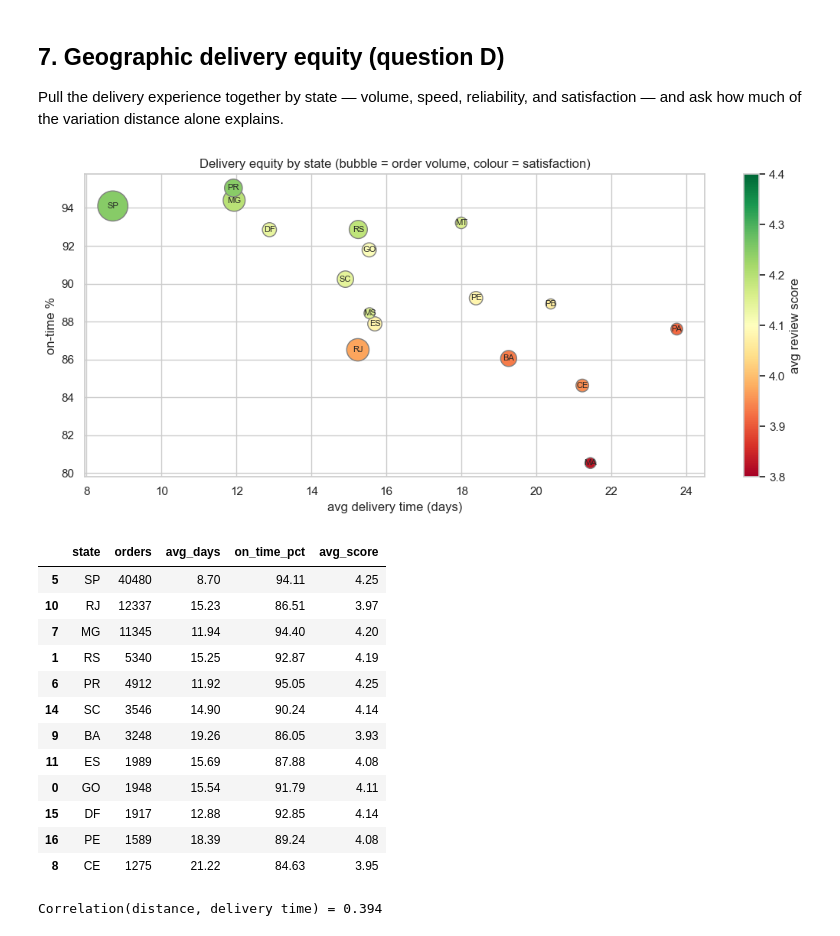
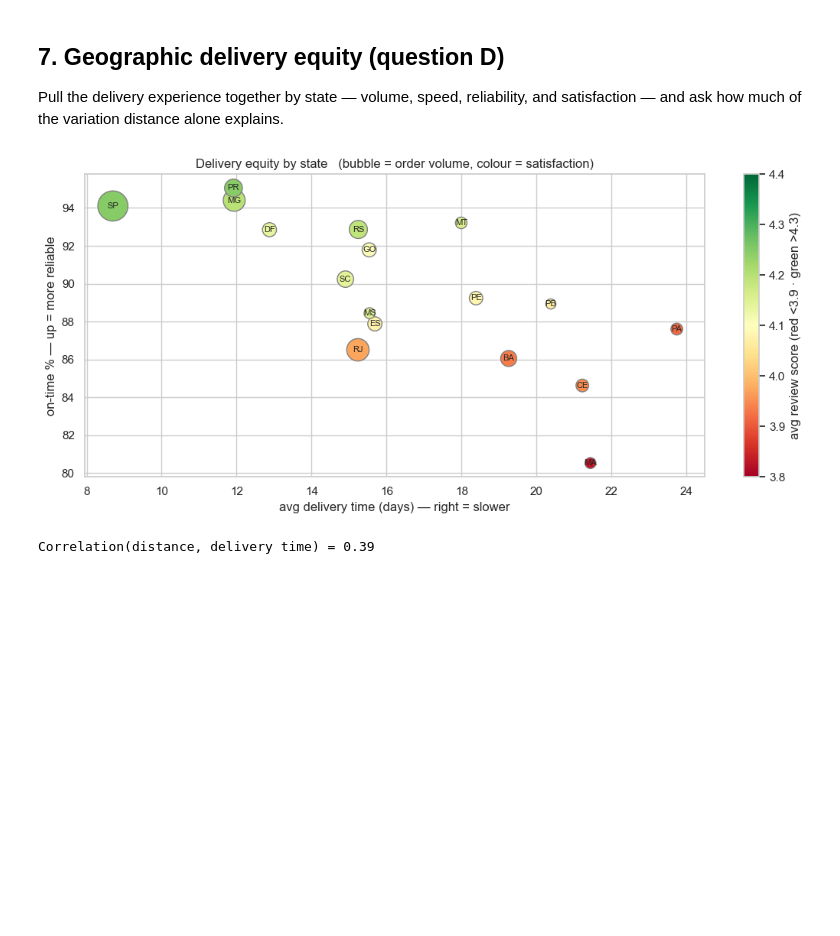
Before and after one commit to Darth0525/retail-platform-analytics, a Jupyter notebook: analysis/02_delivery_and_satisfaction.ipynb, the cells around one changed output. Saved outputs shown, nothing was run; the diff lists cells and outputs as text; code cells hidden in the pictures; blank space fills up the shorter version.

```diff
--- a/analysis/02_delivery_and_satisfaction.ipynb
+++ b/analysis/02_delivery_and_satisfaction.ipynb
@@ -98,25 +98,27 @@ great-circle distance between each order's seller(s) and its delivery address. W
 order-level dataframe** with everything we need (distance, weight, category, delivery metrics) and do
 all the analysis from it in pandas — one heavy query instead of many.
 # %%
+# One heavy query builds an order-level dataframe with distance, weight, category and delivery metrics —
+# everything the rest of the notebook needs, so we hit Snowflake once and slice it in pandas.
 orders = q('''
-    with zip as (
+    with zip as (  -- average lat/long per zip prefix (stg_geolocation has many points per zip)
         select zip_code_prefix, avg(latitude) as lat, avg(longitude) as lng
         from dev_staging.stg_geolocation group by 1
     ),
     order_seller as (select distinct order_id, seller_id from dev_marts.fct_order_items),
-    seller_pt as (
+    seller_pt as (  -- each order's seller location(s)
         select os.order_id, z.lat as slat, z.lng as slng
         from order_seller os
         join dev_marts.dim_sellers s on os.seller_id = s.seller_id
         join zip z on s.zip_code_prefix = z.zip_code_prefix
     ),
-    order_weight as (
+    order_weight as (  -- avg item weight + a representative category per order
         select oi.order_id, avg(p.weight_g) as weight_g, max(oi.category_name) as category_name
         from dev_marts.fct_order_items oi
         join dev_marts.dim_products p on oi.product_id = p.product_id
         group by 1
     ),
-    base as (
+    base as (  -- order facts + the customer (delivery) location; est_buffer_days = days early vs estimate
         select o.order_id, o.delivery_state, o.status, o.delivery_time_days,
                o.is_delivered_on_time, o.review_score,
                datediff('day', o.delivered_to_customer_at, o.estimated_delivery_date) as est_buffer_days,
@@ -124,6 +126,7 @@ orders = q('''
         from dev_marts.fct_orders o
         join zip zc on o.delivery_zip_code_prefix = zc.zip_code_prefix
     )
+    -- haversine (great-circle) km between seller and customer; averaged over sellers for multi-seller orders
     select b.order_id, b.delivery_state, b.status, b.delivery_time_days,
            b.is_delivered_on_time, b.review_score, b.est_buffer_days,
            w.weight_g, w.category_name,
@@ -137,7 +140,7 @@ orders = q('''
     group by 1, 2, 3, 4, 5, 6, 7, 8, 9
 ''')
 
-# Clean types and restrict to delivered orders with a review
+# Coerce numeric columns; keep delivered orders that have a computable distance.
 for c in ["delivery_time_days", "review_score", "est_buffer_days", "weight_g", "dist_km"]:
     orders[c] = pd.to_numeric(orders[c], errors="coerce")
 orders["on_time"] = orders["is_delivered_on_time"].astype("boolean")
@@ -239,0 +254,20 @@ orders late.** Lateness is the lever; distance is one cause of it.
+# %%
+# On-time orders only: does raw delivery speed (independent of lateness) still affect the score?
+ot = d.dropna(subset=["on_time", "review_score"]).copy()
+ot = ot[ot["on_time"].astype(bool)]          # keep on-time orders only
+ot["speed_bucket"] = pd.cut(ot["delivery_time_days"], [0, 7, 14, 21, np.inf],
+                            labels=["<7 days", "7-14", "14-21", "21+"])
+by_speed = ot.groupby("speed_bucket", observed=True)["review_score"].mean().reset_index()
+
+fig, ax = plt.subplots(figsize=(7, 4))
+sns.barplot(data=by_speed, x="speed_bucket", y="review_score", ax=ax, color="#4C72B0")
+ax.set_ylim(0, 5); ax.set_title("Avg review score by delivery speed — ON-TIME orders only")
+ax.set_xlabel("delivery time"); ax.set_ylabel("avg review score")
+for i, r in by_speed.iterrows():
+    ax.text(i, r["review_score"] + 0.1, f"{r['review_score']:.2f}", ha="center")
+plt.tight_layout(); plt.show()
+# Contrast: does the SIZE of the early-buffer matter as much as raw speed? (correlations, on-time only)
+print("on-time only — corr(delivery days, score):",
+      round(ot["delivery_time_days"].corr(ot["review_score"]), 3),
+      "| corr(days early, score):",
+      round(ot["est_buffer_days"].corr(ot["review_score"]), 3))
@@ -324,44 +372,30 @@ high-volume Southeast and under-serves the periphery.
 Pull the delivery experience together by state — volume, speed, reliability, and satisfaction — and
 ask how much of the variation distance alone explains.
 # %%
+# One row per state (>=500 delivered orders): volume, speed, reliability, satisfaction.
 state = q('''
     select delivery_state as state, count(*) as orders,
            avg(delivery_time_days) as avg_days,
            avg(iff(is_delivered_on_time, 1, 0)) * 100 as on_time_pct,
            avg(review_score) as avg_score
     from dev_marts.fct_orders
     where status = 'delivered' and delivery_time_days is not null and delivery_state is not null
     group by 1 having count(*) >= 500
 ''').sort_values("orders", ascending=False)
 
 fig, ax = plt.subplots(figsize=(11, 5))
+# x = delivery time, y = on-time %, bubble size = order volume, colour = avg review score.
 sc = ax.scatter(state["avg_days"], state["on_time_pct"],
                 s=np.sqrt(state["orders"]) * 4, c=state["avg_score"], cmap="RdYlGn", vmin=3.8, vmax=4.4,
                 edgecolor="grey")
 for _, r in state.iterrows():
     ax.annotate(r["state"], (r["avg_days"], r["on_time_pct"]), fontsize=8, ha="center", va="center")
-plt.colorbar(sc, label="avg review score")
-ax.set_xlabel("avg delivery time (days)"); ax.set_ylabel("on-time %")
-ax.set_title("Delivery equity by state (bubble = order volume, colour = satisfaction)")
+plt.colorbar(sc, label="avg review score (red <3.9 · green >4.3)")
+ax.set_xlabel("avg delivery time (days) — right = slower"); ax.set_ylabel("on-time % — up = more reliable")
+ax.set_title("Delivery equity by state   (bubble = order volume, colour = satisfaction)")
 plt.tight_layout(); plt.show()
-state.round(2).head(12)
+# distance explains only part of the speed differences between states:
+print(f"Correlation(distance, delivery time) = {d['dist_km'].corr(d['delivery_time_days']):.2f}")
 # %% [output]
-[figure, old version]
+[figure, new version]
-|  | state | orders | avg_days | on_time_pct | avg_score |
-| 5 | SP | 40480 | 8.70 | 94.11 | 4.25 |
-| 10 | RJ | 12337 | 15.23 | 86.51 | 3.97 |
-| 7 | MG | 11345 | 11.94 | 94.40 | 4.20 |
-| 1 | RS | 5340 | 15.25 | 92.87 | 4.19 |
-| 6 | PR | 4912 | 11.92 | 95.05 | 4.25 |
-| 14 | SC | 3546 | 14.90 | 90.24 | 4.14 |
-| 9 | BA | 3248 | 19.26 | 86.05 | 3.93 |
-| 11 | ES | 1989 | 15.69 | 87.88 | 4.08 |
-| 0 | GO | 1948 | 15.54 | 91.79 | 4.11 |
-| 15 | DF | 1917 | 12.88 | 92.85 | 4.14 |
-| 16 | PE | 1589 | 18.39 | 89.24 | 4.08 |
-| 8 | CE | 1275 | 21.22 | 84.63 | 3.95 |
+Correlation(distance, delivery time) = 0.39
-# %%
-corr = d["dist_km"].corr(d["delivery_time_days"])
-print(f"Correlation(distance, delivery time) = {corr:.3f}")
-# %% [output]
-Correlation(distance, delivery time) = 0.394
```
Also changed, not shown: parts of 14 cells of this notebook, 3 other files.
